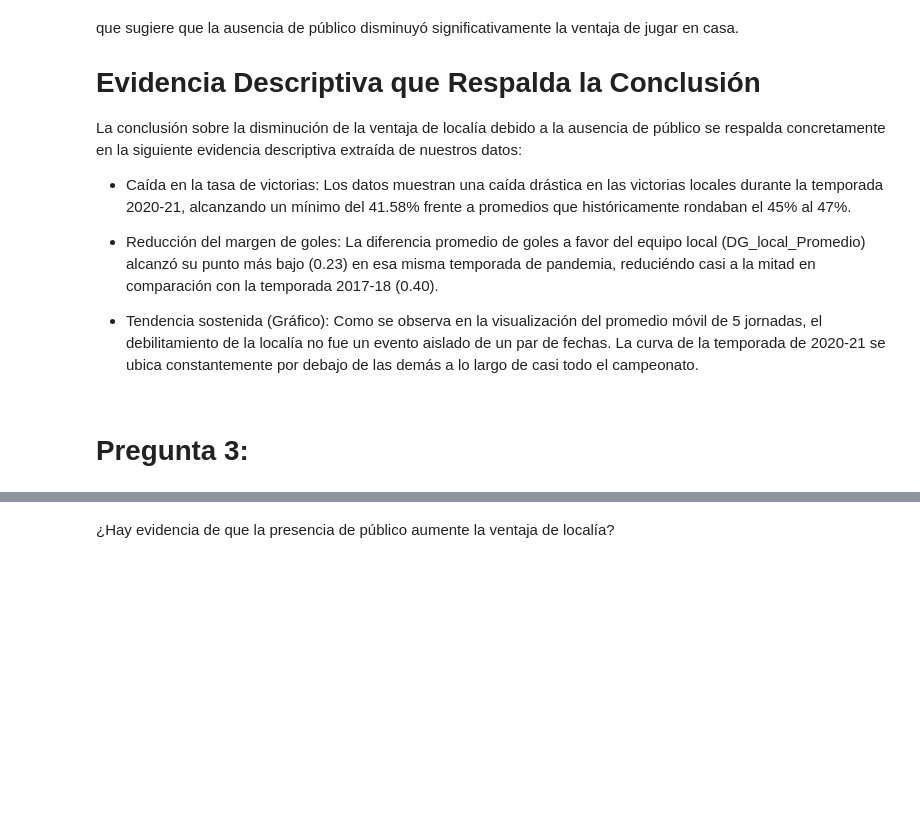
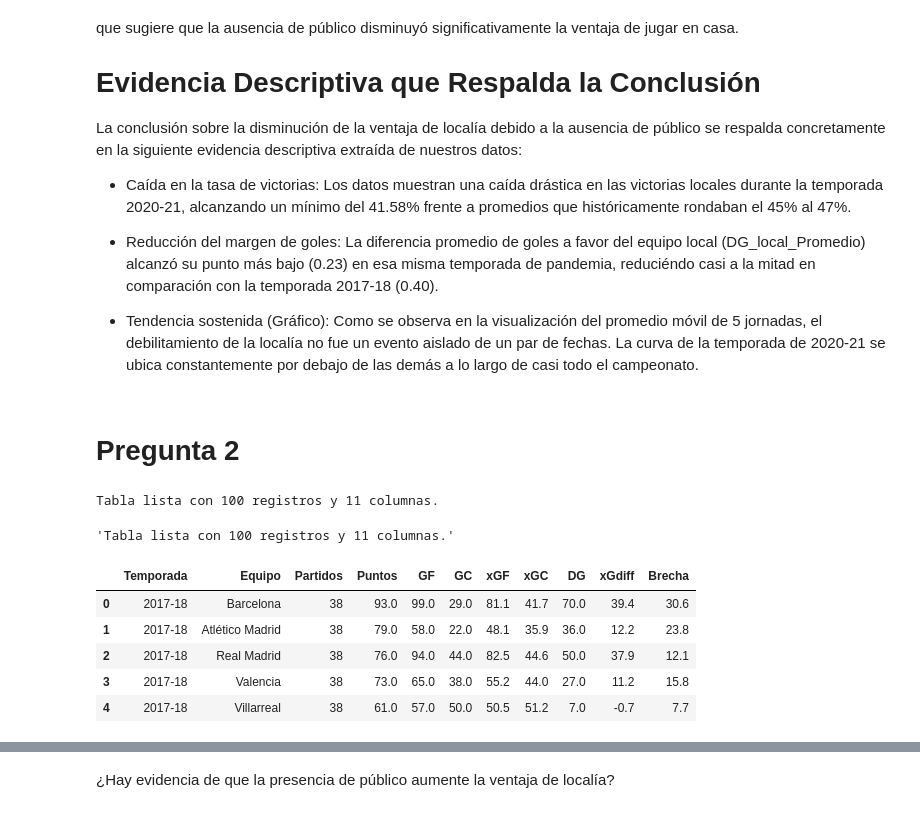
Before and after one commit to JoaquinCartg/IntroCsDatos, a Jupyter notebook: TareaComputacional1.ipynb, the cells around one changed output, grey strips where cells are left out. Saved outputs shown, nothing was run; the diff lists cells and outputs as text; code cells hidden in the pictures; blank space fills up the shorter version.

```diff
--- a/TareaComputacional1.ipynb
+++ b/TareaComputacional1.ipynb
@@ -139,5 +139,5 @@ fig.update_layout(
     hovermode='x unified'
 )
 fig.show()
-# %% [markdown]
-# Pregunta 3:
+# %% [markdown]
+# Pregunta 2
@@ -143,0 +146,36 @@ fig.show()
+# %%
+df_goles_esperados = df.dropna(subset=['xG', 'xG.1']).copy()
+df_local = df_goles_esperados[["Temporada", "Local", "Goles_Local", "Goles_Visitante", "xG", "xG.1", "Puntos_Local"]].copy()
+df_local.columns = ["Temporada", "Equipo", "GF", "GC", "xGF", "xGC", "Puntos"]
+df_visita = df_goles_esperados[["Temporada", "Visitante", "Goles_Visitante", "Goles_Local", "xG.1", "xG", "Puntos_Visita"]].copy()
+df_visita.columns = ["Temporada", "Equipo", "GF", "GC", "xGF", "xGC", "Puntos"]
+
+df_equipos = pd.concat([df_local, df_visita], ignore_index=True)
+
+df_resumen = df_equipos.groupby(['Temporada', 'Equipo']).agg(
+    Partidos=('GF', 'count'),
+    Puntos=('Puntos', 'sum'),
+    GF=('GF', 'sum'),
+    GC=('GC', 'sum'),
+    xGF=('xGF', 'sum'),
+    xGC=('xGC', 'sum')
+).reset_index()
+
+df_resumen['DG'] = df_resumen['GF'] - df_resumen['GC']
+df_resumen['xGdiff'] = df_resumen['xGF'] - df_resumen['xGC']
+df_resumen['Brecha'] = df_resumen['DG'] - df_resumen['xGdiff']
+
+df_resumen = df_resumen.sort_values(by=['Temporada', 'Puntos'], ascending=[True, False]).reset_index(drop=True)
+
+print(f"Tabla lista con {df_resumen.shape[0]} registros y {df_resumen.shape[1]} columnas.")
+display(f"Tabla lista con {df_resumen.shape[0]} registros y {df_resumen.shape[1]} columnas.")
+display(df_resumen.head())
+# %% [output]
+Tabla lista con 100 registros y 11 columnas.
+'Tabla lista con 100 registros y 11 columnas.'
+|  | Temporada | Equipo | Partidos | Puntos | GF | GC | xGF | xGC | DG | xGdiff | Brecha |
+| 0 | 2017-18 | Barcelona | 38 | 93.0 | 99.0 | 29.0 | 81.1 | 41.7 | 70.0 | 39.4 | 30.6 |
+| 1 | 2017-18 | Atlético Madrid | 38 | 79.0 | 58.0 | 22.0 | 48.1 | 35.9 | 36.0 | 12.2 | 23.8 |
+| 2 | 2017-18 | Real Madrid | 38 | 76.0 | 94.0 | 44.0 | 82.5 | 44.6 | 50.0 | 37.9 | 12.1 |
+| 3 | 2017-18 | Valencia | 38 | 73.0 | 65.0 | 38.0 | 55.2 | 44.0 | 27.0 | 11.2 | 15.8 |
+| 4 | 2017-18 | Villarreal | 38 | 61.0 | 57.0 | 50.0 | 50.5 | 51.2 | 7.0 | -0.7 | 7.7 |
```
Also changed, not shown: parts of 3 cells of this notebook.
